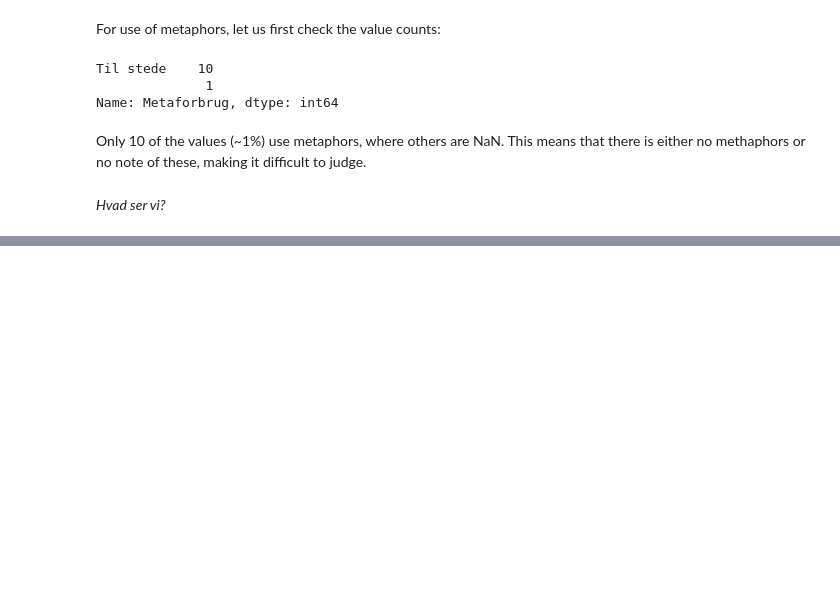
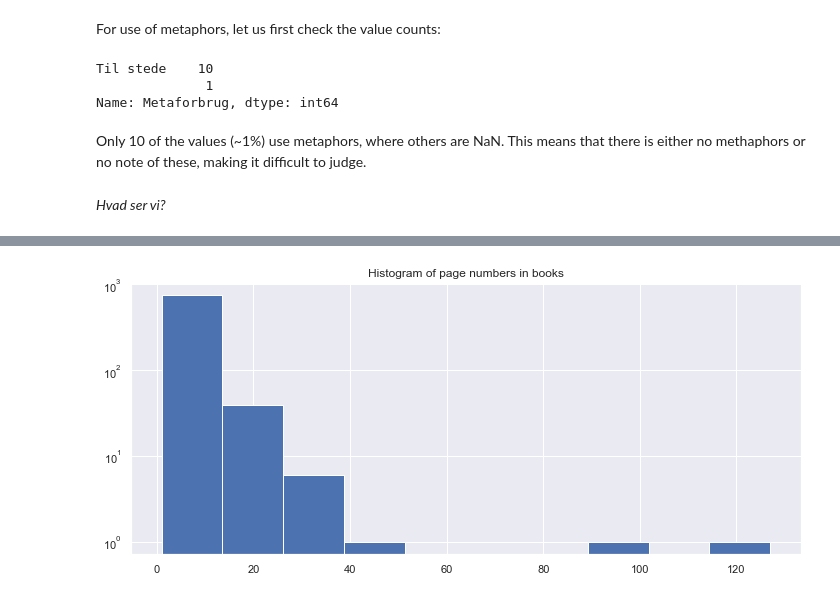
Before and after one commit to StefPetro/ATEL_speciale, a Jupyter notebook: exploratory.ipynb, the cells around one changed output, grey strips where cells are left out. Saved outputs shown, nothing was run; the diff lists cells and outputs as text; code cells hidden in the pictures; blank space fills up the shorter version.

```diff
--- a/exploratory.ipynb
+++ b/exploratory.ipynb
@@ -319,0 +344,9 @@ Only 10 of the values (~1%) use metaphors, where others are NaN. This means that
+# %%
+plt.figure(figsize=(12,5))
+num_all_pages = [book.num_pages for book in book_col]
+plt.hist(num_all_pages)
+plt.yscale('log')
+plt.title('Histogram of page numbers in books')
+plt.show()
+# %% [output]
+[figure, added]
```
Also changed, not shown: parts of 9 cells of this notebook.
